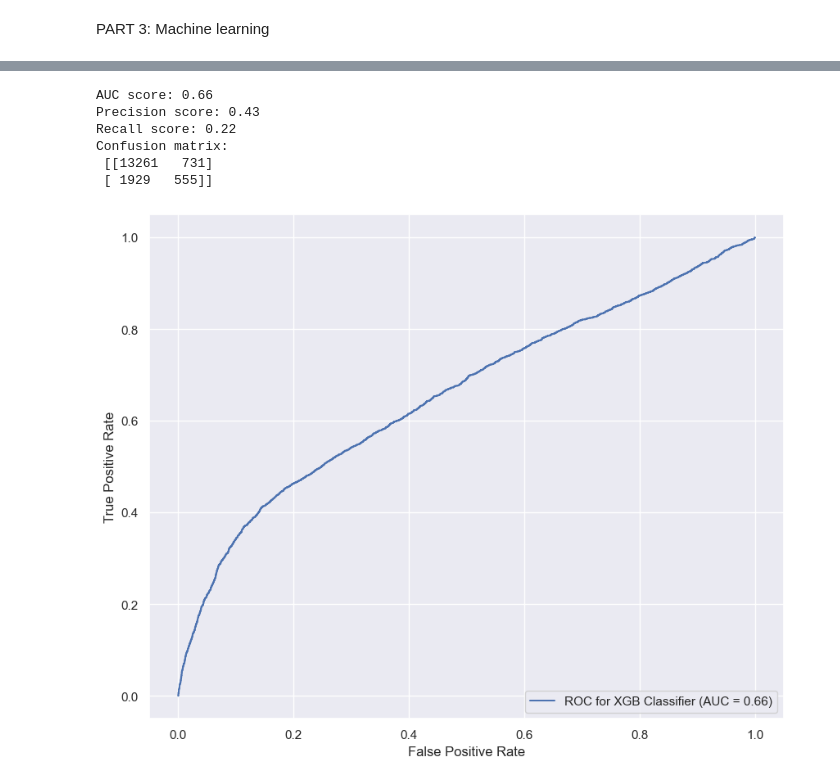
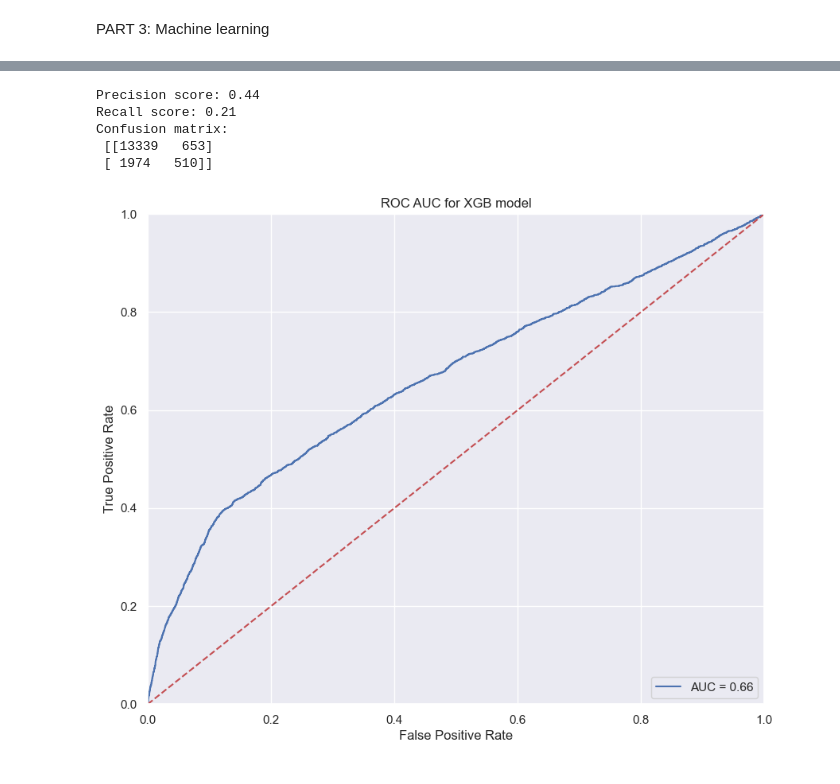
Before and after one commit to JankowRepo/ParticipationPrediction, a Jupyter notebook: MainNotebook.ipynb, the cells around one changed output, grey strips where cells are left out. Cells and saved outputs as stored; diff of their text form; code cells hidden in the pictures.

```diff
--- a/MainNotebook.ipynb
+++ b/MainNotebook.ipynb
@@ -244,0 +301,13 @@ plt.show()
+# %%
+# Using RF feature importances to decline attributes with very low importance (<1%)
+
+rf_classifier = RandomForestClassifier(n_estimators=100)
+rf_classifier.fit(X_train, y_train)
+
+feature_importances = rf_classifier.feature_importances_
+importance_df = pd.DataFrame({'Column': X_train.columns, 'Importance': feature_importances})
+importance_df = importance_df.sort_values(by='Importance', ascending=False)
+threshold = 0.01
+selected_columns = importance_df.loc[importance_df['Importance'] >= threshold, 'Column'].tolist()
+
+print("Selected columns:", selected_columns)
@@ -245,6 +331,8 @@ plt.show()
+# %%
+# Balance train data from 1:0.18 to 1:1 class ratio with oversamle SMOTETomek method
+
+zeros = np.count_nonzero(y_train.values == 0)
+X_bal, y_bal = SMOTETomek(sampling_strategy={0: zeros, 1: int(zeros * 1)}).fit_resample(X_train, y_train)
 # %% [markdown]
 PART 3: Machine learning
-# %%
-zeros=np.count_nonzero(y_train.values == 0)
-X_bal, y_bal = SMOTETomek(sampling_strategy ={0: zeros, 1: int(zeros*2)}).fit_resample(X_train, y_train)
 # %%
@@ -319,23 +461,29 @@ Confusion matrix:
 # %%
+# Using XGB model to predict campaign group answers based on control group data
+
 XGB_model = XGBClassifier()
 XGB_model.fit(X_bal, y_bal)
-XGB_continuous_predictions=XGB_model.predict_proba(X_test)[:, 1]
-XGB_predictions=XGB_continuous_predictions>0.5
-print("AUC score:",round(roc_auc_score(y_test, XGB_continuous_predictions),2))
-print("Precision score:",round(precision_score(y_test, XGB_predictions),2))
-print("Recall score:",round(recall_score(y_test, XGB_predictions),2))
-print("Confusion matrix:\n",confusion_matrix(y_test, XGB_predictions))
+XGB_continuous_predictions = XGB_model.predict_proba(X_test)[:, 1]
+XGB_predictions = XGB_continuous_predictions > 0.5
+print("Precision score:", round(precision_score(y_test, XGB_predictions), 2))
+print("Recall score:", round(recall_score(y_test, XGB_predictions), 2))
+print("Confusion matrix:\n", confusion_matrix(y_test, XGB_predictions))
 
 fpr, tpr, _ = roc_curve(y_test, XGB_continuous_predictions)
 roc_auc = auc(fpr, tpr)
-display = RocCurveDisplay(fpr=fpr, tpr=tpr, roc_auc=roc_auc, estimator_name='ROC for XGB Classifier')
-display.plot()
+plt.plot(fpr, tpr, 'b', label='AUC = %0.2f' % roc_auc)
+plt.legend(loc='lower right')
+plt.plot([0, 1], [0, 1], 'r--')
+plt.xlim([0, 1])
+plt.ylim([0, 1])
+plt.ylabel('True Positive Rate')
+plt.xlabel('False Positive Rate')
+plt.title('ROC AUC for XGB model')
 plt.show()
 # %% [output]
-AUC score: 0.66
-Precision score: 0.43
-Recall score: 0.22
+Precision score: 0.44
+Recall score: 0.21
 Confusion matrix:
- [[13261   731]
- [ 1929   555]]
+ [[13339   653]
+ [ 1974   510]]
-[figure, old version]
+[figure, new version]
```
Also changed, not shown: parts of 36 cells of this notebook.
